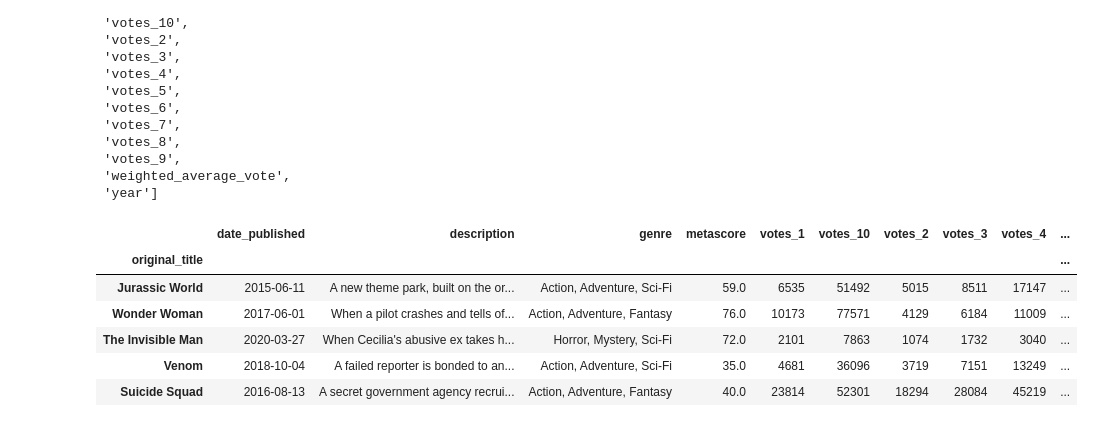
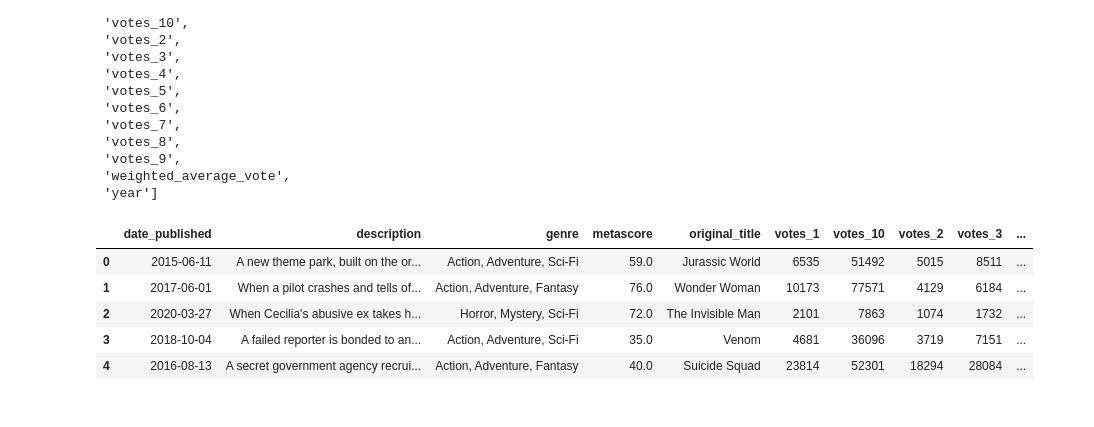
Before and after one commit to epfl-ada/ada-2021-project-f-jab, a Jupyter notebook: RQ2.ipynb, the cells around one changed output. Saved outputs shown, nothing was run; the diff lists cells and outputs as text; code cells hidden in the pictures.

```diff
--- a/RQ2.ipynb
+++ b/RQ2.ipynb
@@ -221,13 +405,12 @@ Attributes to keep:
  'weighted_average_vote',
  'year']
 # %%
-df_imdb = df_imdb[aoi].set_index('original_title')
+df_imdb = df_imdb[aoi]
 df_imdb.head()
 # %% [output]
-|  | date_published | description | genre | metascore | votes_1 | votes_10 | votes_2 | votes_3 | votes_4 | ... |
-| original_title |  |  |  |  |  |  |  |  |  | ... |
-| Jurassic World | 2015-06-11 | A new theme park, built on the or... | Action, Adventure, Sci-Fi | 59.0 | 6535 | 51492 | 5015 | 8511 | 17147 | ... |
-| Wonder Woman | 2017-06-01 | When a pilot crashes and tells of... | Action, Adventure, Fantasy | 76.0 | 10173 | 77571 | 4129 | 6184 | 11009 | ... |
-| The Invisible Man | 2020-03-27 | When Cecilia's abusive ex takes h... | Horror, Mystery, Sci-Fi | 72.0 | 2101 | 7863 | 1074 | 1732 | 3040 | ... |
-| Venom | 2018-10-04 | A failed reporter is bonded to an... | Action, Adventure, Sci-Fi | 35.0 | 4681 | 36096 | 3719 | 7151 | 13249 | ... |
-| Suicide Squad | 2016-08-13 | A secret government agency recrui... | Action, Adventure, Fantasy | 40.0 | 23814 | 52301 | 18294 | 28084 | 45219 | ... |
+|  | date_published | description | genre | metascore | original_title | votes_1 | votes_10 | votes_2 | votes_3 | ... |
+| 0 | 2015-06-11 | A new theme park, built on the or... | Action, Adventure, Sci-Fi | 59.0 | Jurassic World | 6535 | 51492 | 5015 | 8511 | ... |
+| 1 | 2017-06-01 | When a pilot crashes and tells of... | Action, Adventure, Fantasy | 76.0 | Wonder Woman | 10173 | 77571 | 4129 | 6184 | ... |
+| 2 | 2020-03-27 | When Cecilia's abusive ex takes h... | Horror, Mystery, Sci-Fi | 72.0 | The Invisible Man | 2101 | 7863 | 1074 | 1732 | ... |
+| 3 | 2018-10-04 | A failed reporter is bonded to an... | Action, Adventure, Sci-Fi | 35.0 | Venom | 4681 | 36096 | 3719 | 7151 | ... |
+| 4 | 2016-08-13 | A secret government agency recrui... | Action, Adventure, Fantasy | 40.0 | Suicide Squad | 23814 | 52301 | 18294 | 28084 | ... |
```
Also changed, not shown: parts of 62 cells of this notebook.
